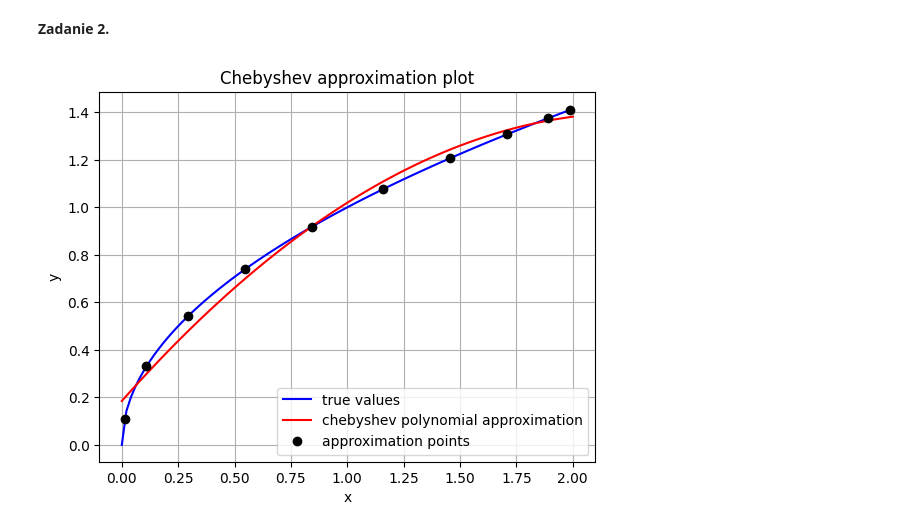
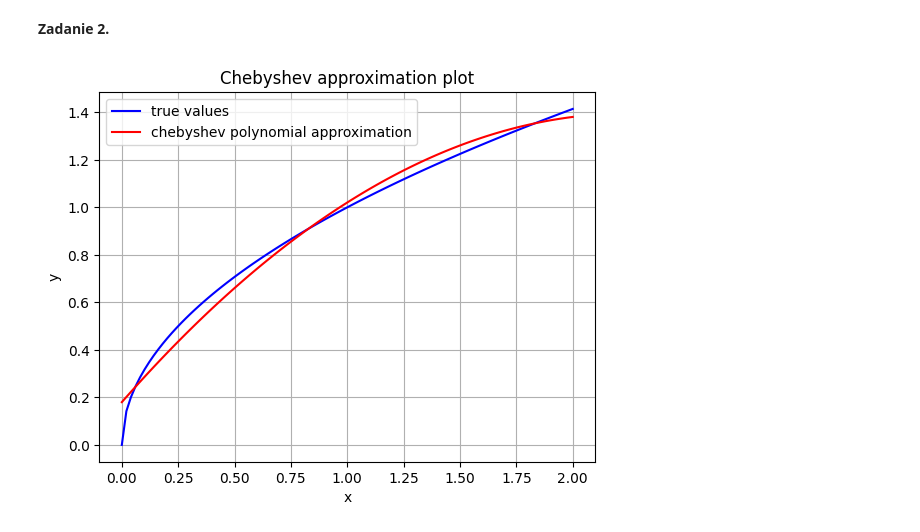
Before and after one commit to baramundi666/Computation-Methods-for-Science-and-Technology, a Jupyter notebook: lab-5/main.ipynb, the cells around one changed output. Cells and saved outputs as stored; diff of their text form; code cells hidden in the pictures.

```diff
--- a/lab-5/main.ipynb
+++ b/lab-5/main.ipynb
@@ -76,28 +77,51 @@ for m=2: aicc=299.2615307564261
 [figure]
 # %% [markdown]
 **Zadanie 2.**
-# %%
-# Data
-f = lambda x: np.sqrt(x)
-a, b = 0.0, 2.0
-n = 10
-
-# Calculations
-x_chebyshev = (a+b)/2 + (b-a)/2 * np.cos((2*np.arange(1, n+1)-1)*np.pi/(2 * n))
-y_chebyshev = f(x_chebyshev)
-c_chebyshev = np.polynomial.chebyshev.chebfit(x_chebyshev, y_chebyshev, 2)
-x_values = np.linspace(a, b, 100)
-y_values_approx = np.polynomial.chebyshev.chebval(x_values, c_chebyshev)
-
-# Plot
-plt.title("Chebyshev approximation plot")
-plt.plot(x_values, f(x_values), color='blue', label='true values')
-plt.plot(x_values, y_values_approx, color='red', label='chebyshev polynomial approximation')
-plt.plot(x_chebyshev, y_chebyshev, 'bo', color='black', label='approximation points')
-plt.xlabel('x')
-plt.ylabel('y')
-plt.legend()
-plt.grid(True)
-plt.show()
-# %% [output]
-[figure, removed]
+# %%
+import numpy as np
+import matplotlib.pyplot as plt
+
+# Data
+n = 2 # polynomial degree
+f = lambda x: np.sqrt(x)
+x_t = lambda t: t*(b-a)/2 + (a+b)/2 # x(t)
+t_x = lambda x: (x-(a+b)/2) / ((b-a)/2) # t(x)
+a, b = 0.0, 2.0
+x_values = np.linspace(a, b, 100)
+
+# Chebyshev polynomial
+def chebyshev_polynomial(x, n):
+    if n == 0:
+        return 1
+    elif n == 1:
+        return x
+    else:
+        return 2*x*chebyshev_polynomial(x, n-1) - chebyshev_polynomial(x, n-2)
+
+c_chebyshev = []
+for i in range(n+1):
+    g = lambda x: chebyshev_polynomial(x, i) * f(x_t(x)) / np.sqrt(1-x**2)
+    coefficient = 1/np.pi * quad(g, -1.0, 1.0)[0]
+    if i != 0: coefficient*=2
+    c_chebyshev.append(coefficient)
+
+# Approximation
+approximation = []
+for x in x_values:
+    val = 0.0
+    for i in range(n+1):
+        val += c_chebyshev[i]*chebyshev_polynomial(t_x(x), i)
+    approximation.append(val)
+
+
+# Plot
+plt.title("Chebyshev approximation plot")
+plt.plot(x_values, f(x_values), color='blue', label='true values')
+plt.plot(x_values, approximation, color='red', label='chebyshev polynomial approximation')
+plt.xlabel('x')
+plt.ylabel('y')
+plt.legend()
+plt.grid(True)
+plt.show()
+# %% [output]
+[figure, added]
```
Also changed, not shown: parts of 1 cell of this notebook, 3 other files.
